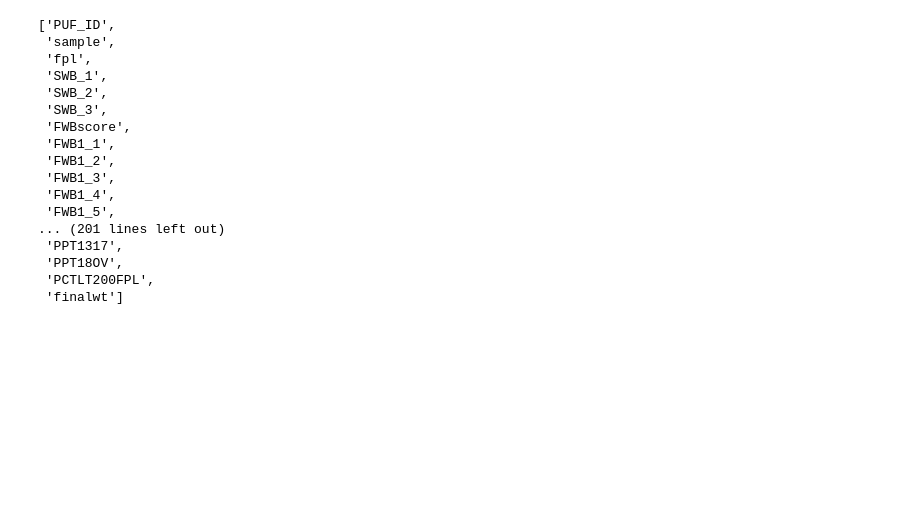
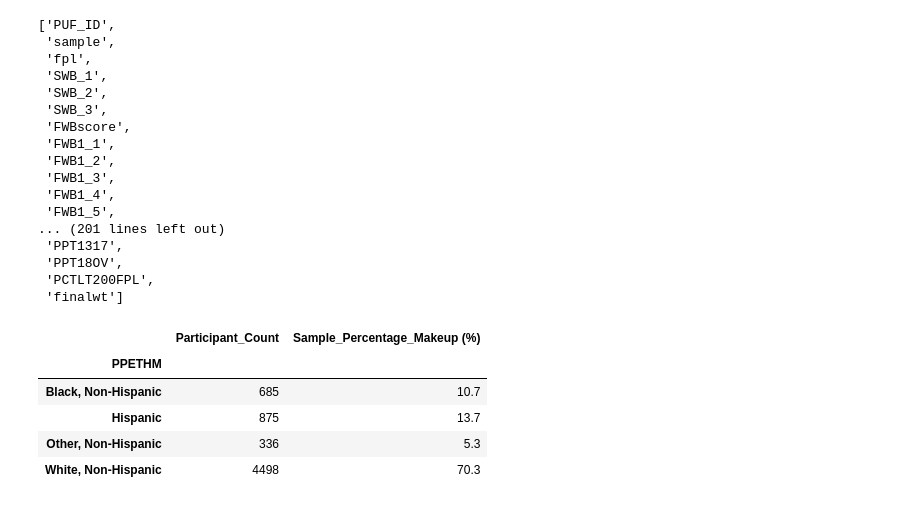
Before and after one commit to ds4a-team85/cohort2020-team-project, a Jupyter notebook: dataset_details_Financial_Well_Being_Survey.ipynb, the cells around one changed output. Saved outputs shown, nothing was run; the diff lists cells and outputs as text; code cells hidden in the pictures; blank space fills up the shorter version.

```diff
--- a/dataset_details_Financial_Well_Being_Survey.ipynb
+++ b/dataset_details_Financial_Well_Being_Survey.ipynb
@@ -1440,3 +1440,15 @@ list(df.columns)
  'PPT18OV',
  'PCTLT200FPL',
  'finalwt']
+# %%
+race_ethnicity_stats = df.loc[:,['PPETHM','PUF_ID']].groupby(['PPETHM']).count().rename(columns={'PUF_ID':'Participant_Count'})
+participant_count = race_ethnicity_stats['Participant_Count'].sum()
+race_ethnicity_stats['Sample_Percentage_Makeup (%)'] = round(race_ethnicity_stats['Participant_Count']/participant_count*100,1)
+race_ethnicity_stats
+# %% [output]
+|  | Participant_Count | Sample_Percentage_Makeup (%) |
+| PPETHM |  |  |
+| Black, Non-Hispanic | 685 | 10.7 |
+| Hispanic | 875 | 13.7 |
+| Other, Non-Hispanic | 336 | 5.3 |
+| White, Non-Hispanic | 4498 | 70.3 |
```
Also changed, not shown: parts of 3 cells of this notebook.
